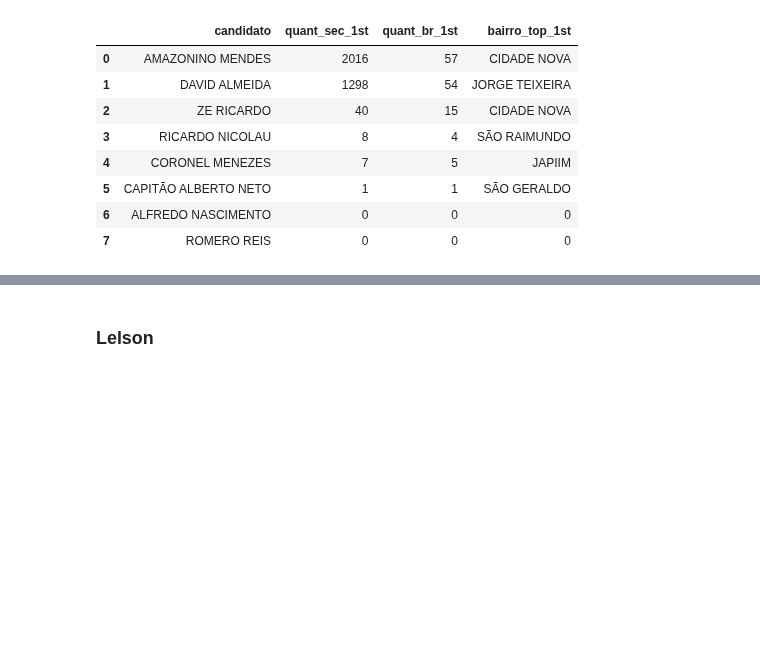
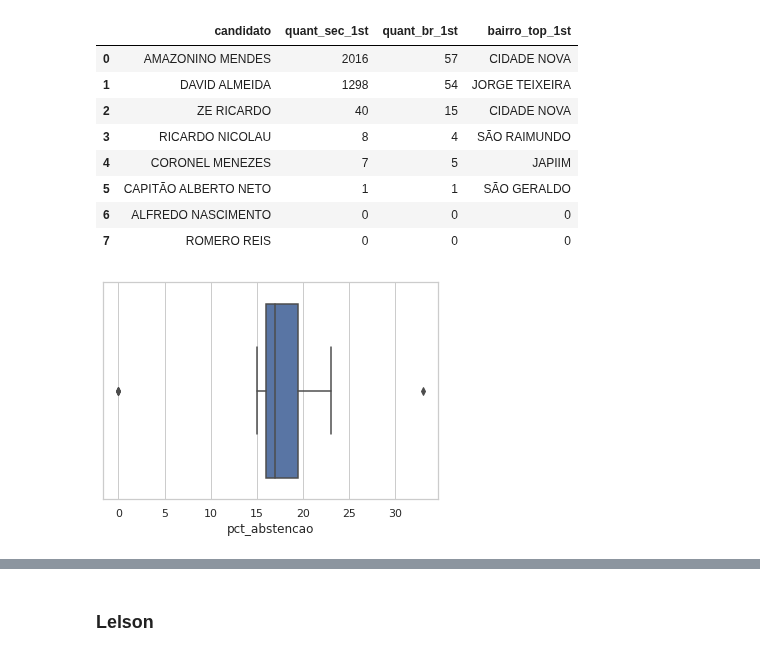
Before and after one commit to bmnds/uea-data-science-04-data-processing, a Jupyter notebook: trabalho-final/Notebook_Trabalho_Final.ipynb, the cells around one changed output, grey strips where cells are left out. Saved outputs shown, nothing was run; the diff lists cells and outputs as text; code cells hidden in the pictures; blank space fills up the shorter version.

```diff
--- a/trabalho-final/Notebook_Trabalho_Final.ipynb
+++ b/trabalho-final/Notebook_Trabalho_Final.ipynb
@@ -361,3 +375,8 @@ df.drop(columns=['bairros_1st'])
 | 5 | CAPITÃO ALBERTO NETO | 1 | 1 | SÃO GERALDO |
 | 6 | ALFREDO NASCIMENTO | 0 | 0 | 0 |
 | 7 | ROMERO REIS | 0 | 0 | 0 |
+# %%
+import seaborn as sns
+ax = sns.boxplot(x=dt['pct_abstencao'])
+# %% [output]
+[figure, added]
```
Also changed, not shown: parts of 2 cells of this notebook.
